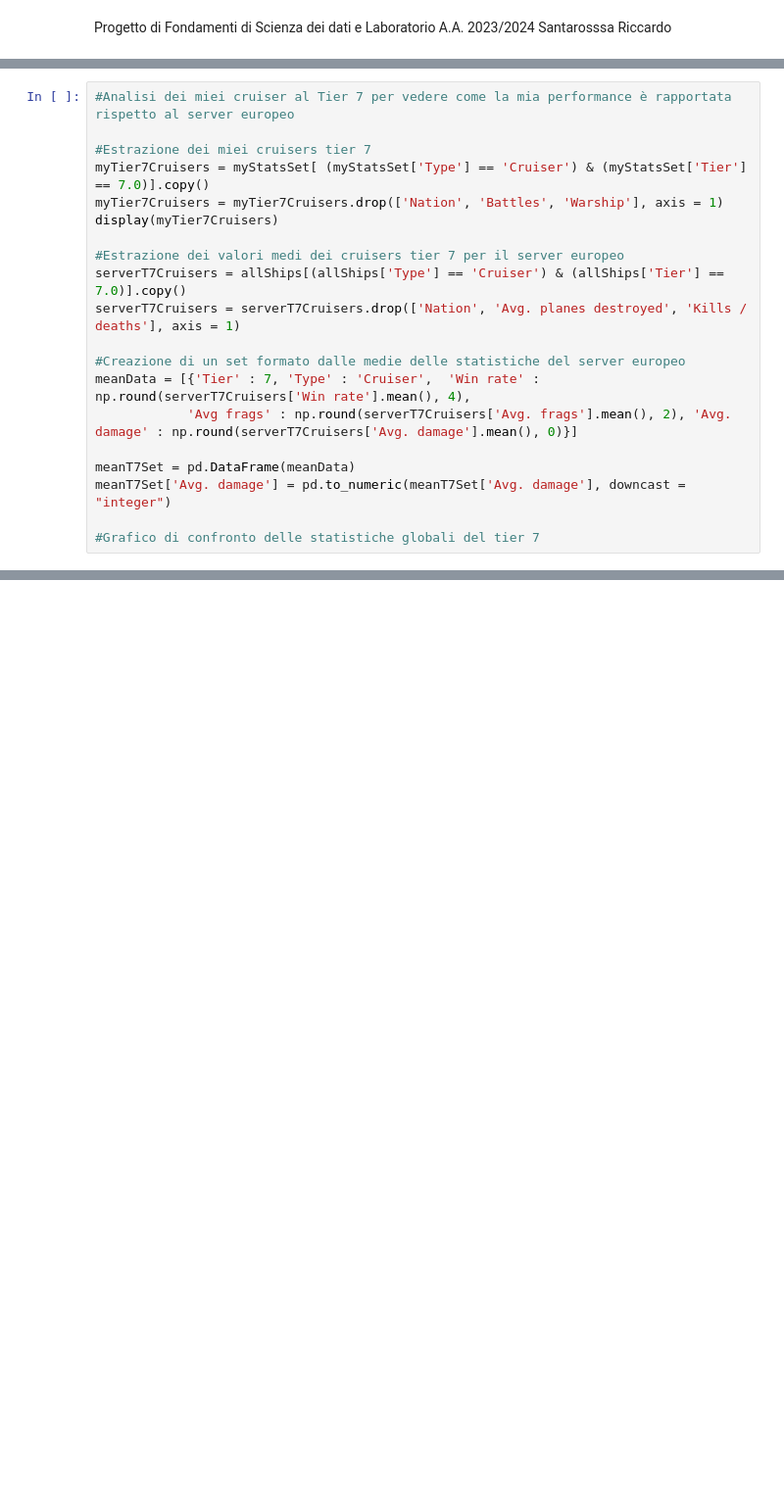
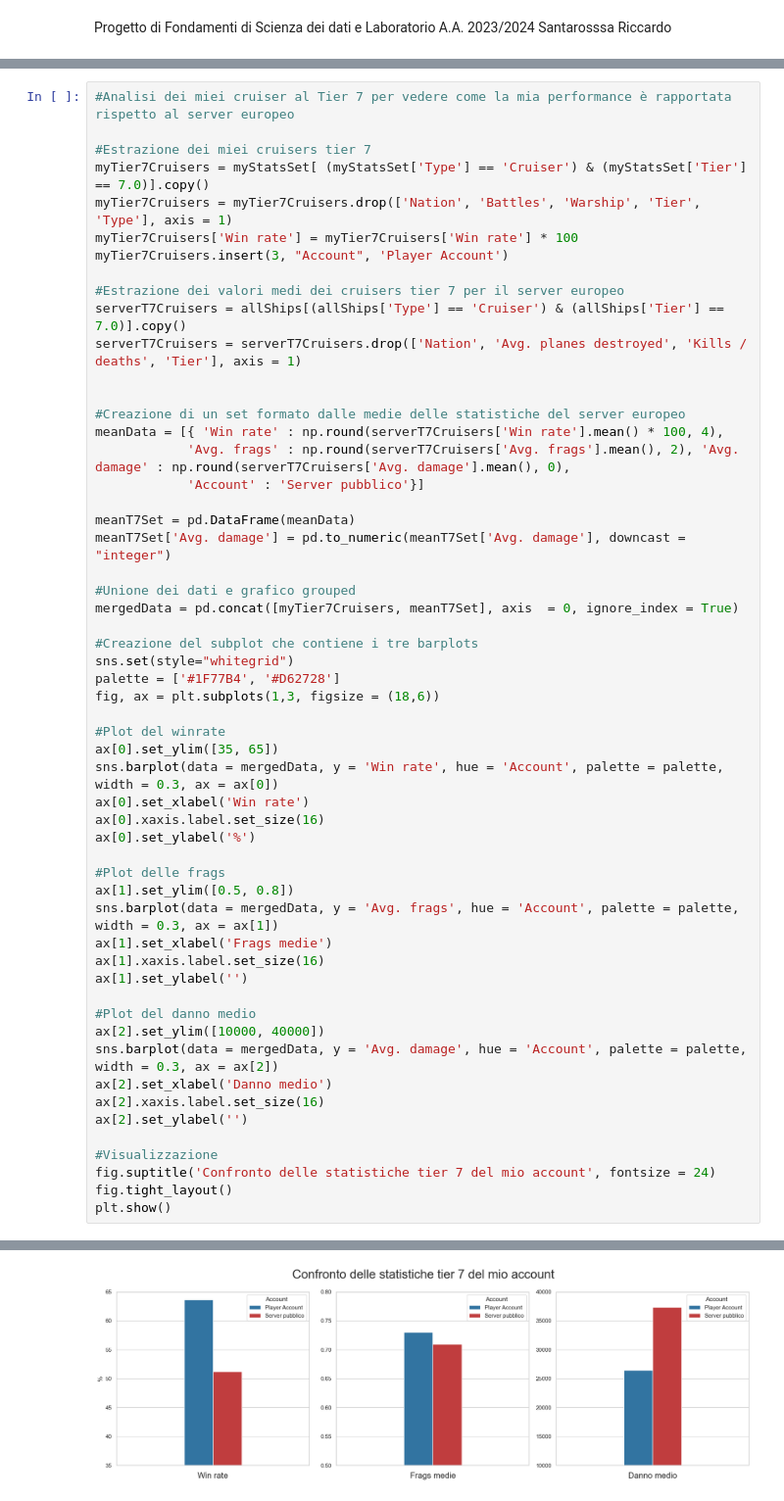
Before and after one commit to riccardosantarossa/UNI_DataScienceProject, a Jupyter notebook: project.ipynb, the cells around one changed output, grey strips where cells are left out. Shown at 98% size. Drawn from its saved outputs; the diff is of its cells as text; blank space fills up the shorter version.

```diff
--- a/project.ipynb
+++ b/project.ipynb
@@ -139,19 +170,54 @@ plt.show()
 
 #Estrazione dei miei cruisers tier 7
 myTier7Cruisers = myStatsSet[ (myStatsSet['Type'] == 'Cruiser') & (myStatsSet['Tier'] == 7.0)].copy()
-myTier7Cruisers = myTier7Cruisers.drop(['Nation', 'Battles', 'Warship'], axis = 1)
-display(myTier7Cruisers)
+myTier7Cruisers = myTier7Cruisers.drop(['Nation', 'Battles', 'Warship', 'Tier', 'Type'], axis = 1)
+myTier7Cruisers['Win rate'] = myTier7Cruisers['Win rate'] * 100
+myTier7Cruisers.insert(3, "Account", 'Player Account')
 
 #Estrazione dei valori medi dei cruisers tier 7 per il server europeo
 serverT7Cruisers = allShips[(allShips['Type'] == 'Cruiser') & (allShips['Tier'] == 7.0)].copy()
-serverT7Cruisers = serverT7Cruisers.drop(['Nation', 'Avg. planes destroyed', 'Kills / deaths'], axis = 1)
+serverT7Cruisers = serverT7Cruisers.drop(['Nation', 'Avg. planes destroyed', 'Kills / deaths', 'Tier'], axis = 1)
+
 
 #Creazione di un set formato dalle medie delle statistiche del server europeo
-meanData = [{'Tier' : 7, 'Type' : 'Cruiser',  'Win rate' : np.round(serverT7Cruisers['Win rate'].mean(), 4),
-            'Avg frags' : np.round(serverT7Cruisers['Avg. frags'].mean(), 2), 'Avg. damage' : np.round(serverT7Cruisers['Avg. damage'].mean(), 0)}]
+meanData = [{ 'Win rate' : np.round(serverT7Cruisers['Win rate'].mean() * 100, 4),
+            'Avg. frags' : np.round(serverT7Cruisers['Avg. frags'].mean(), 2), 'Avg. damage' : np.round(serverT7Cruisers['Avg. damage'].mean(), 0),
+            'Account' : 'Server pubblico'}]
 
 meanT7Set = pd.DataFrame(meanData)
 meanT7Set['Avg. damage'] = pd.to_numeric(meanT7Set['Avg. damage'], downcast = "integer")
 
-#Grafico di confronto delle statistiche globali del tier 7
+#Unione dei dati e grafico grouped
+mergedData = pd.concat([myTier7Cruisers, meanT7Set], axis  = 0, ignore_index = True)
+
+#Creazione del subplot che contiene i tre barplots
+sns.set(style="whitegrid")
+palette = ['#1F77B4', '#D62728']
+fig, ax = plt.subplots(1,3, figsize = (18,6))
+
+#Plot del winrate
+ax[0].set_ylim([35, 65])
+sns.barplot(data = mergedData, y = 'Win rate', hue = 'Account', palette = palette, width = 0.3, ax = ax[0])
+ax[0].set_xlabel('Win rate')
+ax[0].xaxis.label.set_size(16)
+ax[0].set_ylabel('%')
+
+#Plot delle frags
+ax[1].set_ylim([0.5, 0.8])
+sns.barplot(data = mergedData, y = 'Avg. frags', hue = 'Account', palette = palette, width = 0.3, ax = ax[1])
+ax[1].set_xlabel('Frags medie')
+ax[1].xaxis.label.set_size(16)
+ax[1].set_ylabel('')
+
+#Plot del danno medio
+ax[2].set_ylim([10000, 40000])
+sns.barplot(data = mergedData, y = 'Avg. damage', hue = 'Account', palette = palette, width = 0.3, ax = ax[2])
+ax[2].set_xlabel('Danno medio')
+ax[2].xaxis.label.set_size(16)
+ax[2].set_ylabel('')
+
+#Visualizzazione
+fig.suptitle('Confronto delle statistiche tier 7 del mio account', fontsize = 24)
+fig.tight_layout()
+plt.show()
 # %% [output]
@@ -161,0 +224 @@ meanT7Set['Avg. damage'] = pd.to_numeric(meanT7Set['Avg. damage'], downcast = "i
+[figure, added]
```
Also changed, not shown: parts of 6 cells of this notebook.
